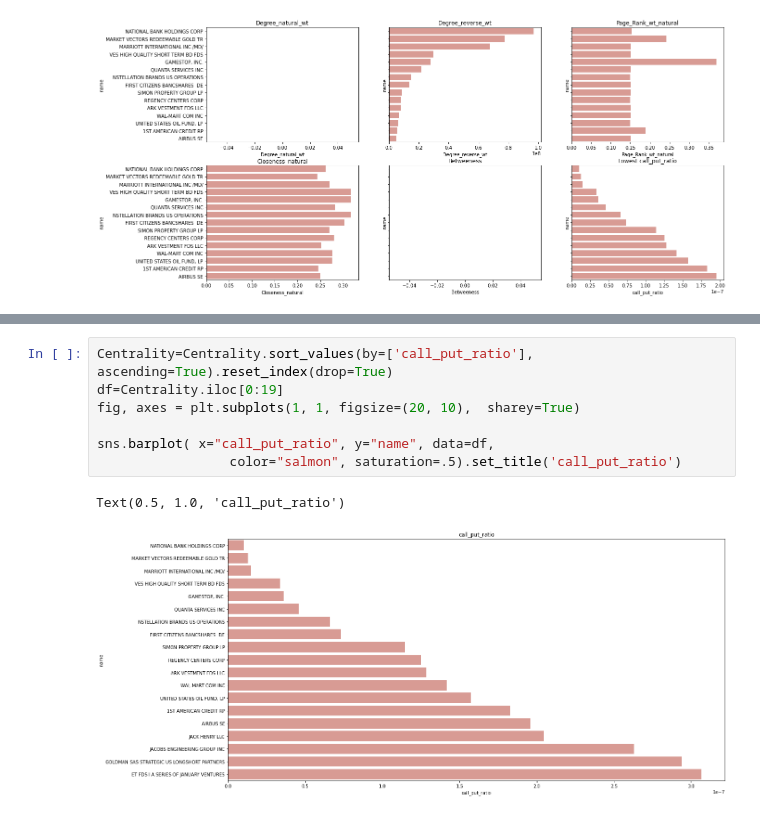
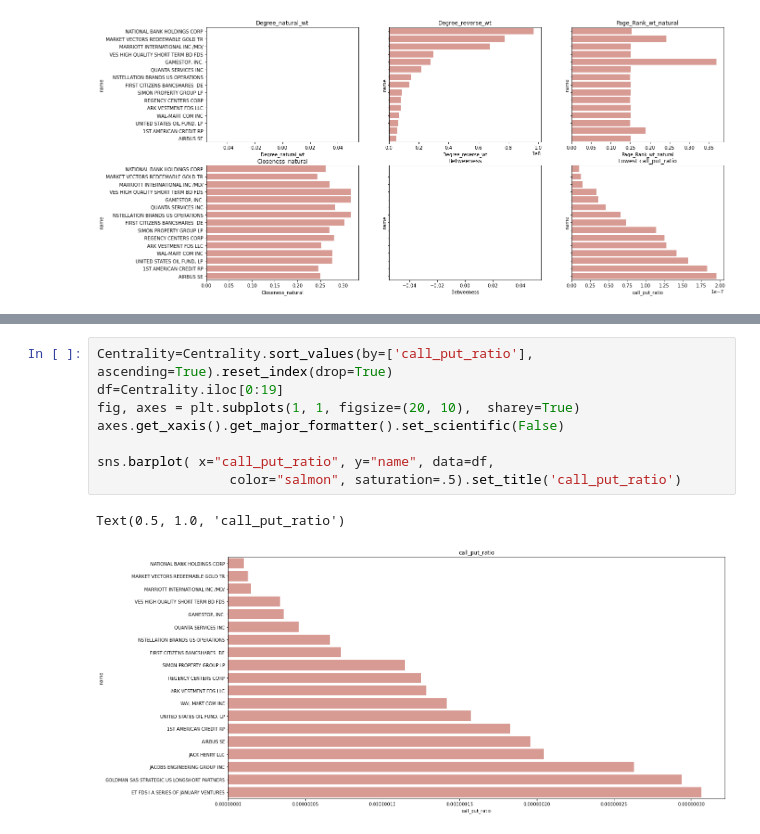
Before and after one commit to prerna0708/Thesis, a Jupyter notebook: Master_Thesis/Step 4.4 Finding influential nodes_options.ipynb, the cells around one changed output, grey strips where cells are left out. Drawn from its saved outputs; the diff is of its cells as text.

```diff
--- a/Master_Thesis/Step 4.4 Finding influential nodes_options.ipynb
+++ b/Master_Thesis/Step 4.4 Finding influential nodes_options.ipynb
@@ -223,13 +224,14 @@ Text(0.5, 1.0, 'call_put_ratio')
 # %%
 Centrality=Centrality.sort_values(by=['call_put_ratio'], ascending=True).reset_index(drop=True)
 df=Centrality.iloc[0:19]
 fig, axes = plt.subplots(1, 1, figsize=(20, 10),  sharey=True)
+axes.get_xaxis().get_major_formatter().set_scientific(False)
 
 sns.barplot( x="call_put_ratio", y="name", data=df,
                  color="salmon", saturation=.5).set_title('call_put_ratio')
 # %% [output]
 Text(0.5, 1.0, 'call_put_ratio')
-[figure, old version]
+[figure, new version]
 # %%
 Centrality=Centrality.sort_values(by=['Page_Rank_wt_natural'], ascending=False).reset_index(drop=True)
 df=Centrality.iloc[0:19]
```
Also changed, not shown: parts of 6 cells of this notebook, 1 other file.
